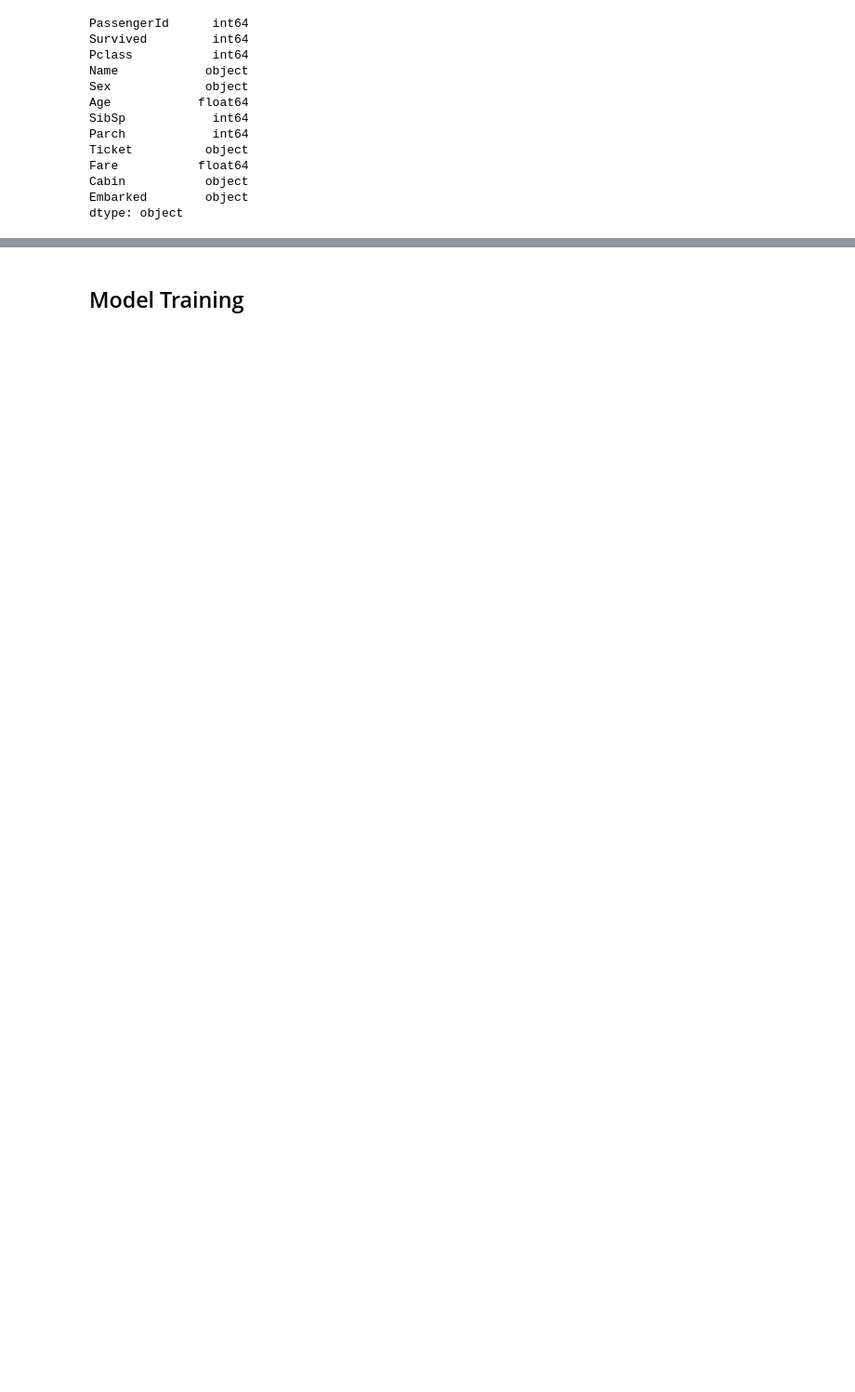
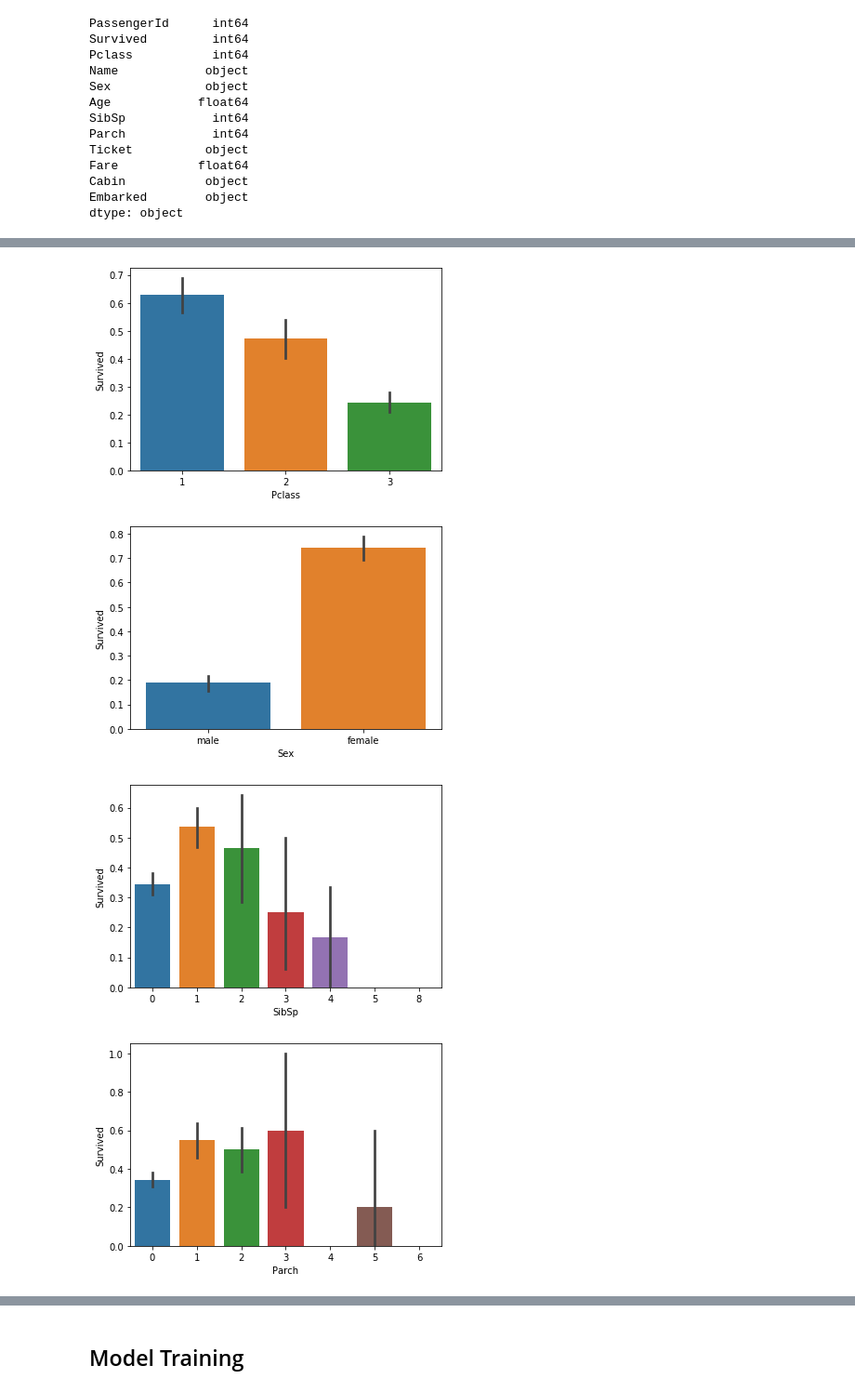
Before and after one commit to shivamnegi404/assignment, a Jupyter notebook: Decision Tree/decision_tree_titanic.ipynb, the cells around one changed output, grey strips where cells are left out. Shown: that part at 93% size. Saved outputs shown, nothing was run; the diff lists cells and outputs as text; code cells hidden in the pictures; blank space fills up the shorter version.

```diff
--- a/Decision Tree/decision_tree_titanic.ipynb
+++ b/Decision Tree/decision_tree_titanic.ipynb
@@ -142,3 +143,5 @@ Fare             0
 Cabin          687
 Embarked         2
 dtype: int64
+# %%
+titanic['Embarked'] = titanic['Embarked'].fillna("S")
@@ -145,3 +160,7 @@ dtype: int64
+# %%
+titanic['Age'] = titanic['Age'].fillna(29.6)
+# %%
+titanic['Cabin'] = titanic['Cabin'].fillna('NA')
 # %%
 titanic.dtypes
 # %% [output]
@@ -192,0 +196,12 @@ titanic
+# %%
+import seaborn as sns
+for col in [ 'Pclass', 'Sex',  'SibSp',
+       'Parch', 'Embarked']:
+
+    sns.barplot(x = col, y = 'Survived', data = titanic)
+    plt.show()
+# %% [output]
+[figure, added]
+[figure, added]
+[figure, added]
+[figure, added]
```
Also changed, not shown: parts of 21 cells of this notebook.
